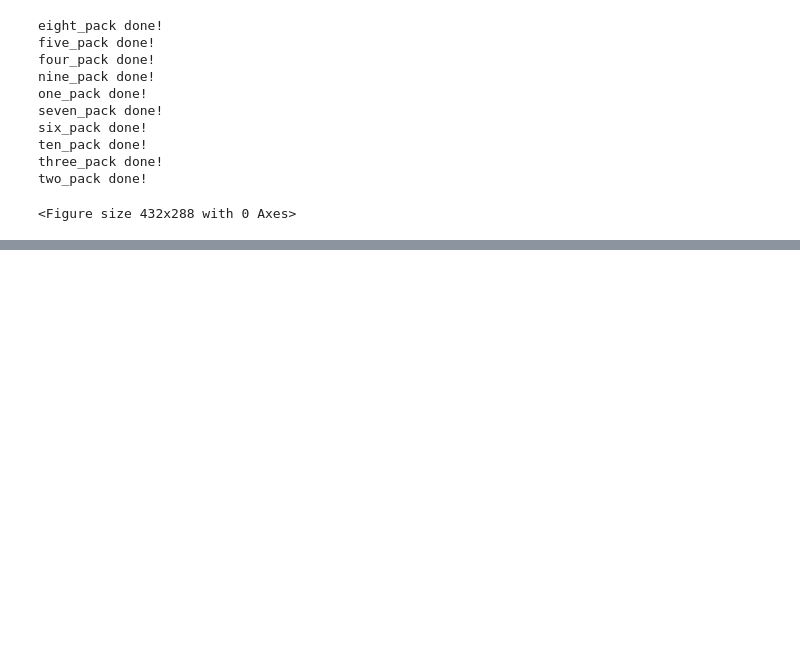
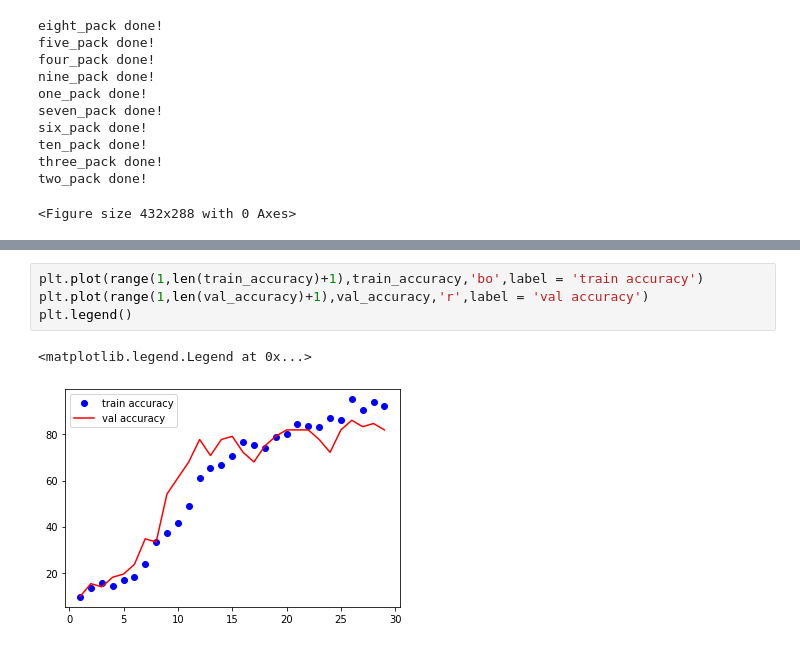
Before and after one commit to tungsten106/sign, a Jupyter notebook: SIGN_REG.ipynb, the cells around one changed output, grey strips where cells are left out. Saved outputs shown, nothing was run; the diff lists cells and outputs as text; blank space fills up the shorter version.

```diff
--- a/SIGN_REG.ipynb
+++ b/SIGN_REG.ipynb
@@ -81,0 +249,7 @@ two_pack done!
+# %%
+plt.plot(range(1,len(train_accuracy)+1),train_accuracy,'bo',label = 'train accuracy')
+plt.plot(range(1,len(val_accuracy)+1),val_accuracy,'r',label = 'val accuracy')
+plt.legend()
+# %% [output]
+<matplotlib.legend.Legend at 0x...>
+[figure, added]
```
Also changed, not shown: parts of 18 cells of this notebook.
